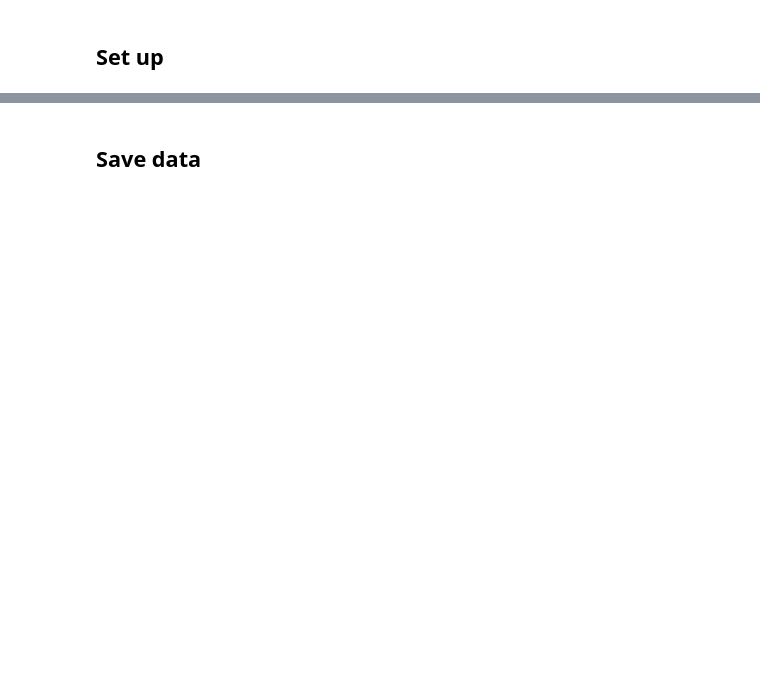
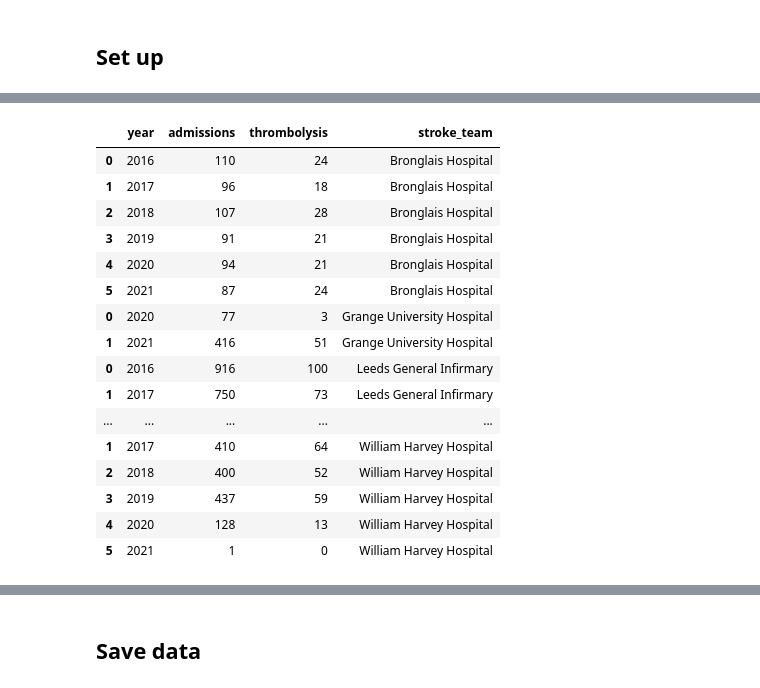
Before and after one commit to samuel-book/samuel_2_data_prep, a Jupyter notebook: descriptive_statistics/01_reformat_data.ipynb, the cells around one changed output, grey strips where cells are left out. Drawn from its saved outputs; the diff is of its cells as text; code cells hidden in the pictures; blank space fills up the shorter version.

```diff
--- a/descriptive_statistics/01_reformat_data.ipynb
+++ b/descriptive_statistics/01_reformat_data.ipynb
@@ -45,40 +48,42 @@ raw_data = pd.read_csv(os.path.join(paths.data_path, paths.data_filename))
 # %%
-def check_criteria(data, min_admissions, min_thrombolysis, output):
-    '''
-    Checks whether hospitals meet the restriction criteria:
-    - min_admissions (minimum number of admissions per year)
-    - min_thrombolysis (minimum number of thrombolysis patients per year)
+# Create empty object to store rows
+discard = []
 
-    Use output to choose what to return, either:
-    - keep (dataframe with all records from hospitals that met the criteria)
-    - discard (dataframe with number of admissions and thrombolysis patients
-    per year at hospitals that did not meet the criteria))
-    '''
-    # Create empty objects to store rows, depending on whether meet criteria
-    discard = []
-    keep = []
+# Loop through name (each stroke team) and group_df (relevant rows
+# from data)
+groups = raw_data.groupby('stroke_team')
+for name, group_df in groups:
+    # Find admissions and thrombolysis use per year
+    test_restrictions = pd.concat(
+        [group_df.groupby('year').size().rename('admissions'),
+         group_df.groupby('year')['thrombolysis'].sum()],
+        axis=1).reset_index()
+    test_restrictions['stroke_team'] = name
 
-    # Loop through name (each stroke team) and group_df (relevant rows
-    # from data)
-    groups = data.groupby('stroke_team')
-    for name, group_df in groups:
-        # Find admissions and thrombolysis use per year
-        test_restrictions = pd.concat(
-            [group_df.groupby('year').size().rename('admissions'),
-             group_df.groupby('year')['thrombolysis'].sum()],
-            axis=1).reset_index()
-        test_restrictions['stroke_team'] = name
-        # Check if any fail conditions
-        if ((any(test_restrictions['admissions'] < min_admissions)) or
-                (any(test_restrictions['thrombolysis'] < min_thrombolysis))):
-            discard.append(test_restrictions)
-        else:
-            keep.append(group_df)
+    # Check if any year fail conditions over the whole time period
+    if (any(test_restrictions['admissions'] < 100) or
+            any(test_restrictions['thrombolysis'] < 3)):
+        discard.append(test_restrictions)
 
-    # Return specified output
-    if output == 'keep':
-        return_ob = pd.concat(keep)
-    elif output == 'discard':
-        return_ob = pd.concat(discard)
-    return return_ob
+# Convert into a dataframe
+admissions_thrombolysis = pd.concat(discard)
+display(admissions_thrombolysis)
+# %% [output]
+|  | year | admissions | thrombolysis | stroke_team |
+| 0 | 2016 | 110 | 24 | Bronglais Hospital |
+| 1 | 2017 | 96 | 18 | Bronglais Hospital |
+| 2 | 2018 | 107 | 28 | Bronglais Hospital |
+| 3 | 2019 | 91 | 21 | Bronglais Hospital |
+| 4 | 2020 | 94 | 21 | Bronglais Hospital |
+| 5 | 2021 | 87 | 24 | Bronglais Hospital |
+| 0 | 2020 | 77 | 3 | Grange University Hospital |
+| 1 | 2021 | 416 | 51 | Grange University Hospital |
+| 0 | 2016 | 916 | 100 | Leeds General Infirmary |
+| 1 | 2017 | 750 | 73 | Leeds General Infirmary |
+| ... | ... | ... | ... | ... |
+| 1 | 2017 | 410 | 64 | William Harvey Hospital |
+| 2 | 2018 | 400 | 52 | William Harvey Hospital |
+| 3 | 2019 | 437 | 59 | William Harvey Hospital |
+| 4 | 2020 | 128 | 13 | William Harvey Hospital |
+| 5 | 2021 | 1 | 0 | William Harvey Hospital |
 # %%
```
Also changed, not shown: parts of 23 cells of this notebook.
